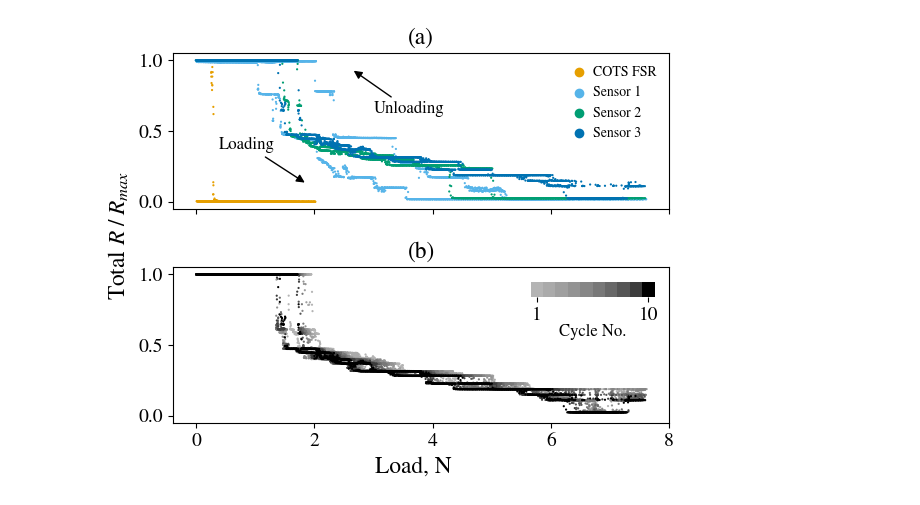
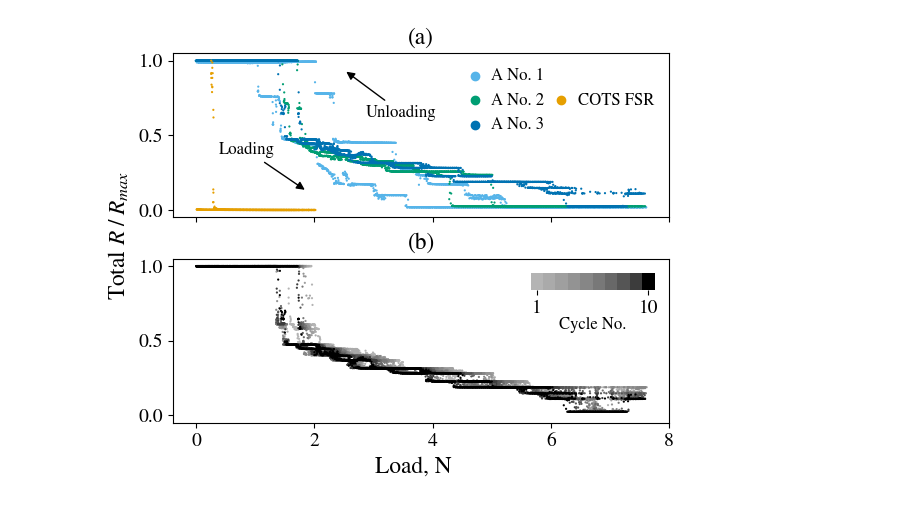
Before and after one commit to lrizvi/exported, a Jupyter notebook: plots/60_v2_sensors/60_v2_sensors.ipynb, the cells around one changed output. Cells and saved outputs as stored; diff of their text form; code cells hidden in the pictures.

Commit message:
modified to support quad sensor data

```diff
--- a/plots/60_v2_sensors/60_v2_sensors.ipynb
+++ b/plots/60_v2_sensors/60_v2_sensors.ipynb
@@ -68,24 +68,19 @@ pressure_area = math.pi * (6.2 * ureg.mm / 2)**2
 inf_threshold = 1e30 * ureg.ohm
 data = [
     dotdict(
-        mec_csv = 'testing/fsr 1s 1s 2mms 2n 0 9 50hz.mec.csv',
-        dmm_csv = 'testing/fsr.dmm.csv',
-        label   = 'COTS FSR',
-    ),
-    dotdict(
         mec_csv = 'testing/sensor1 1s 1s 2mms 7.5n 0 9 50hz.mec.csv',
         dmm_csv = 'testing/sensor1.dmm.csv',
-        label   = 'Sensor 1',
+        label   = 'A No. 1',
     ),
     dotdict(
         mec_csv = 'testing/sensor2 1s 1s 2mms 7.5n 0 9 50hz.mec.csv',
         dmm_csv = 'testing/sensor2.dmm.csv',
-        label   = 'Sensor 2',
+        label   = 'A No. 2',
     ),
     dotdict(
         mec_csv = 'testing/sensor3 1s 1s 2mms 7.5n 0 9 50hz.mec.csv',
         dmm_csv = 'testing/sensor3.dmm.csv',
-        label   = 'Sensor 3',
+        label   = 'A No. 3',
     ),
     # dotdict(
     #     mec_csv = 'testing/sensor4 1s 1s 2mms 9n 0 9 50hz.mec.csv',
@@ -97,6 +92,11 @@ data = [
     #     dmm_csv = 'testing/sensor4_test2.dmm.csv',
     #     label   = 'sensor4 1s 1s 2mms 9n 0 9 50hz test2',
     # ),
+    dotdict(
+        mec_csv = 'testing/fsr 1s 1s 2mms 2n 0 9 50hz.mec.csv',
+        dmm_csv = 'testing/fsr.dmm.csv',
+        label   = 'COTS FSR',
+    ),
 ]
 
 for dat in data:
@@ -140,13 +140,13 @@ from matplotlib.colors import LinearSegmentedColormap
 # palette = plt.rcParams['axes.prop_cycle'].by_key()['color']
 # Wong 2011 color blind accessible palette
 palette = [
-    '#E69F00',
     '#56B4E9',
     '#009E73',
+    '#0072B2',
     # '#F0E442',
-    '#0072B2',
-    '#D55E00',
-    '#CC79A7',
+    # '#D55E00',
+    # '#CC79A7',
+    '#E69F00',
 ]
 
 # Greyscale ramp for better human perception
@@ -161,42 +161,46 @@ mpl.rcParams['font.family']      = 'STIXGeneral'
 mpl.rcParams['mathtext.fontset'] = 'stix'
 
 interest_cycle = 9
-interest_data = 3
+interest_data = 2
 
 fig, axs = plt.subplots(2, 1, sharex=True, sharey=True)
-plt.subplots_adjust(hspace=0.375)
+plt.subplots_adjust(hspace=0.25)
 fig.supxlabel('Load, N', y=-0.005)
 fig.supylabel('Total $R\\;/\\;R_{max}$')
 
 # axs[0].set_title(f'(a) Cycle {1 + interest_cycle}, All Sensors')
 axs[0].set_title('(a)', y=1.01)
-axs[0].legend([axs[0].scatter(np.NaN, np.NaN, c=palette[i]) for i in range(len(data))], [dat.label for dat in data], handletextpad=0, frameon=False, prop={'size': 10})
+# Draw legend
+legend_artists = [(axs[0].scatter(np.NaN, np.NaN, c=palette[i]), dat.label) for i, dat in zip(itertools.count(), data)]
+legend_artists.insert(3, (axs[0].scatter(np.NaN, np.NaN, alpha=0), str()))
+axs[0].legend(*zip(*legend_artists), ncol=2, columnspacing=0, handletextpad=0, frameon=False, prop={'size': 12}, loc='upper right', bbox_to_anchor=(1, 1))
+# axs[0].legend([axs[0].scatter(np.NaN, np.NaN, c=palette[i]) for i in range(len(data))], [dat.label for dat in data], ncol=2, columnspacing=0, handletextpad=0, frameon=False, prop={'size': 12}, loc='upper right', bbox_to_anchor=(1, 1))
 # Draw loading/unloading arrows
 axs[0].annotate('Loading', xytext=(0.375, 0.375), xy=(1.875, 0.125), arrowprops=dict(arrowstyle='-|>', color='black'), size=12)
-axs[0].annotate('Unloading', xytext=(3, 0.625), xy=(2.625, 0.9375), arrowprops=dict(arrowstyle='-|>', color='black'), size=12)
+axs[0].annotate('Unloading', xytext=(2.875, 0.625), xy=(2.5, 0.9375), arrowprops=dict(arrowstyle='-|>', color='black'), size=12)
 # Plot data
 for dat, i in zip(data, itertools.count()):
     df = dat.dq.dropna()
     df = df[df.Cycle == interest_cycle]
     ResNormNorm = df.ResNorm / df.ResNorm.max() # Retrieve normalized response wrt single cycle of interest
     axs[0].scatter(df.Force, ResNormNorm, marker='.', c=palette[i], edgecolor='none', s=10)
 
 # axs[1].set_title(f'(b) Sensor {interest_data}, All Cycles')
 axs[1].set_title('(b)', y=1.01)
 # Plot data
 grp = data[interest_data].dq.dropna().groupby('Cycle')
 greyscale = greyscale_ramp(np.linspace(0.5, 0, len(grp)))
 for (i, df), alpha in zip(grp, greyscale):
     axs[1].scatter(df.Force, df.ResNorm, marker='.', c=str(alpha), edgecolor='none', s=10)
 # Draw gradient legend
 grad_cmap = LinearSegmentedColormap.from_list('greyscale', [[c]*3 for c in greyscale], N=len(grp))
 grad_axin = inset_axes(axs[1], width='25%', height='10%', loc='upper right', borderpad=0.75)
 grad_axin.set_frame_on(False)
 grad = plt.colorbar(plt.cm.ScalarMappable(cmap=grad_cmap, norm=plt.Normalize(vmin=0, vmax=1)), cax=grad_axin, orientation='horizontal')
 grad.ax.set_xticks([1/len(grp)/2, 1 - 1/len(grp)/2], ['1', '10'])
 grad.ax.set_xlabel('Cycle No.', fontsize=12, labelpad=0)
 
 plt.savefig('plot.png', dpi=900, bbox_inches='tight')
 plt.show()
 # %% [output]
-[figure, old version]
+[figure, new version]
```
Also changed, not shown: 1 other file.
